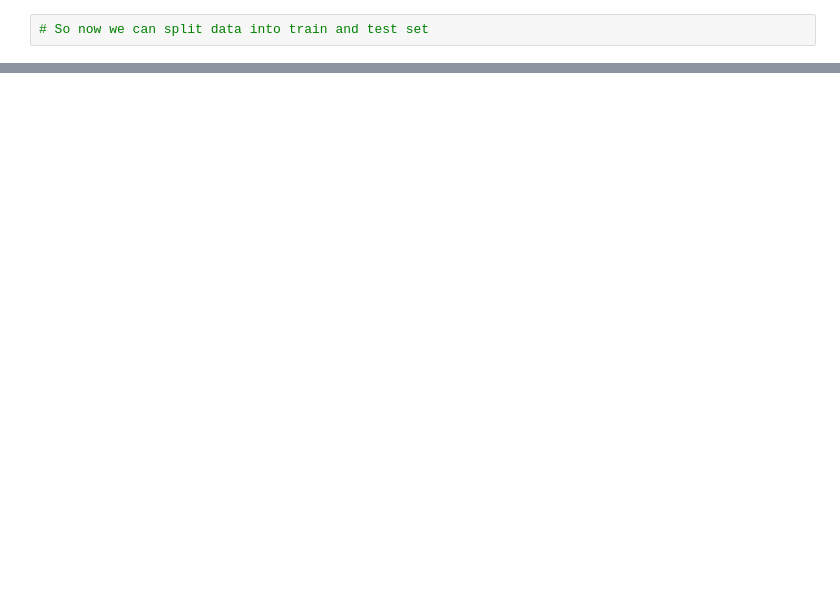
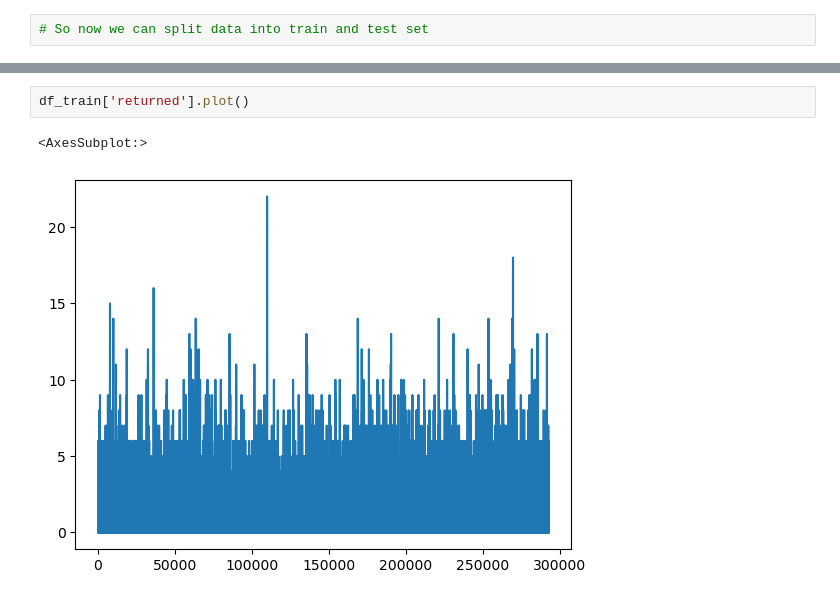
Before and after one commit to alexiandra97/T11-ML-project, a Jupyter notebook: T11-Machine-learning-model.ipynb, the cells around one changed output, grey strips where cells are left out. Cells and saved outputs as stored; diff of their text form; blank space fills up the shorter version.

```diff
--- a/T11-Machine-learning-model.ipynb
+++ b/T11-Machine-learning-model.ipynb
@@ -318,0 +378,5 @@ df.tail()
+# %%
+df_train['returned'].plot()
+# %% [output]
+<AxesSubplot:>
+[figure, added]
```
Also changed, not shown: parts of 42 cells of this notebook.
